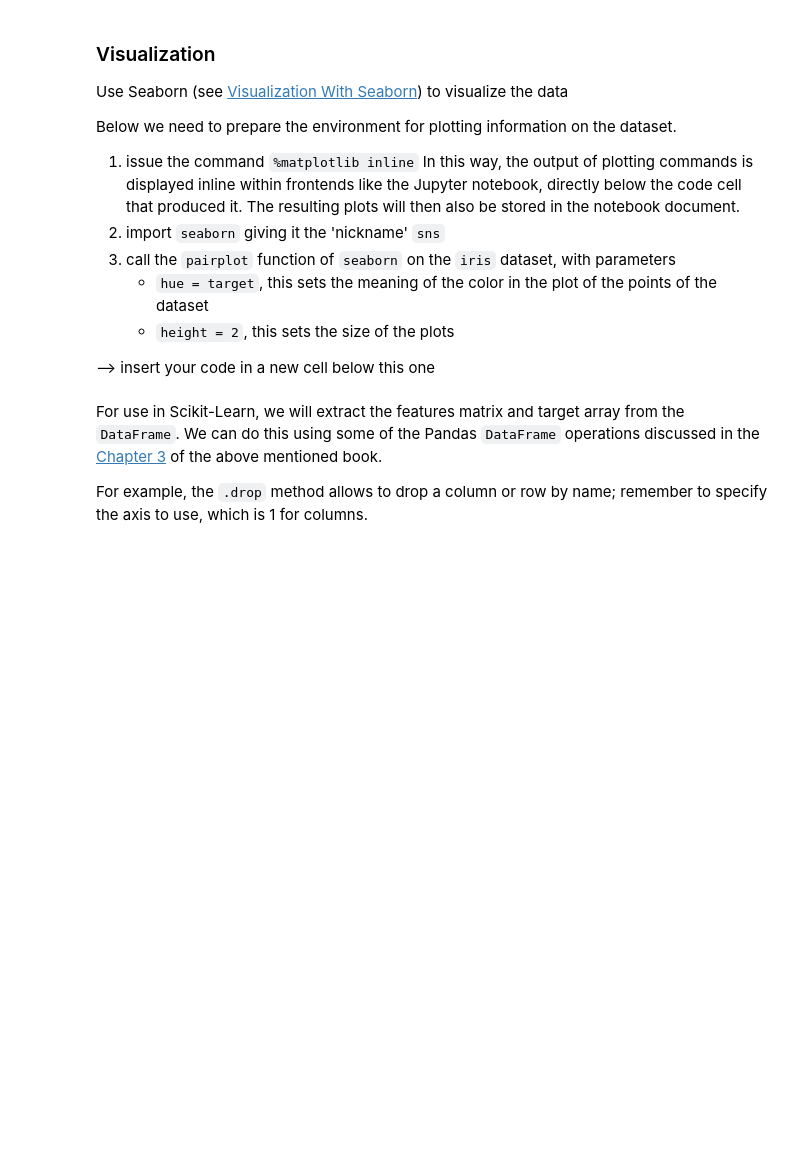
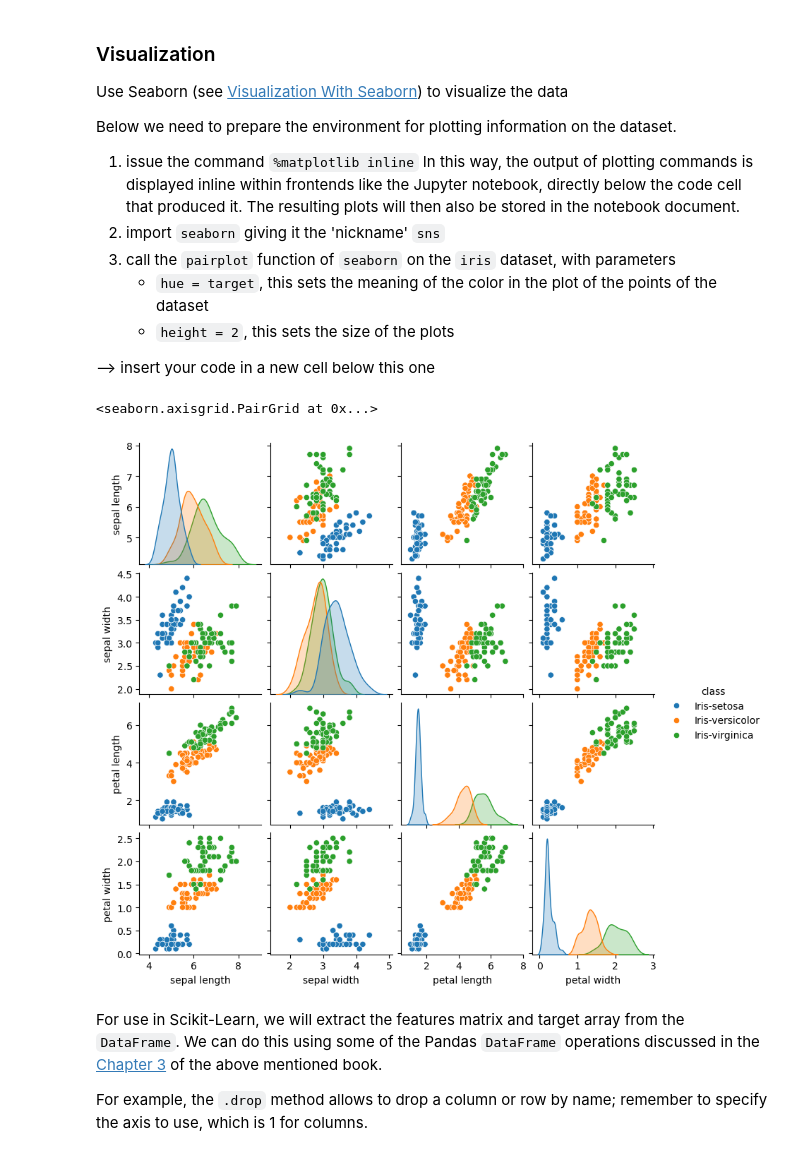
Before and after one commit to Jacopoabete/BBS_Machine_Learning_public, a Jupyter notebook: Lab-Class-a-dt-hold-out/Lab-class-a-dt-hold-out-nocode.ipynb, the cells around one changed output. Cells and saved outputs as stored; diff of their text form; code cells hidden in the pictures; blank space fills up the shorter version.

```diff
--- a/Lab-Class-a-dt-hold-out/Lab-class-a-dt-hold-out-nocode.ipynb
+++ b/Lab-Class-a-dt-hold-out/Lab-class-a-dt-hold-out-nocode.ipynb
@@ -87,6 +87,11 @@ Below we need to prepare the environment for plotting information on the dataset
 --> insert your code in a new cell below this one
 # %%
 import seaborn as sns
+target = 'class'
+sns.pairplot(df, hue=target, height=2)
+# %% [output]
+<seaborn.axisgrid.PairGrid at 0x...>
+[figure, added]
 # %% [markdown]
 For use in Scikit-Learn, we will extract the features matrix and target array from the ``DataFrame``. We can do this using some of the Pandas ``DataFrame`` operations discussed in the [Chapter 3](https://jakevdp.github.io/PythonDataScienceHandbook/03.00-introduction-to-pandas.html) of the above mentioned book.
 
```
Also changed, not shown: parts of 3 cells of this notebook, 4 other files.
